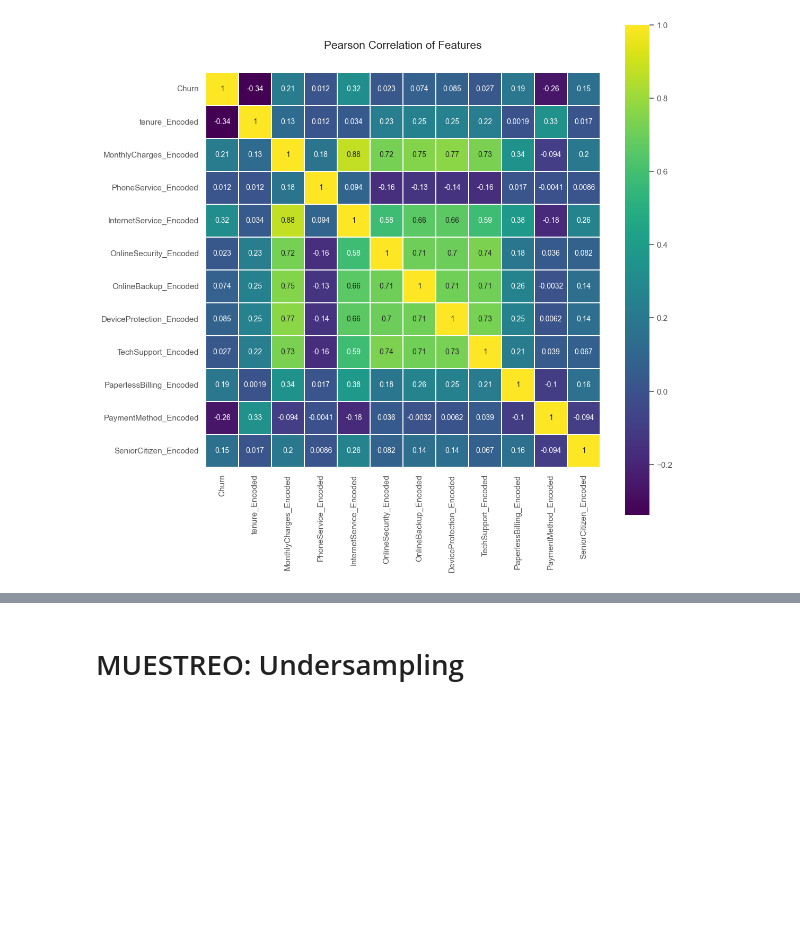
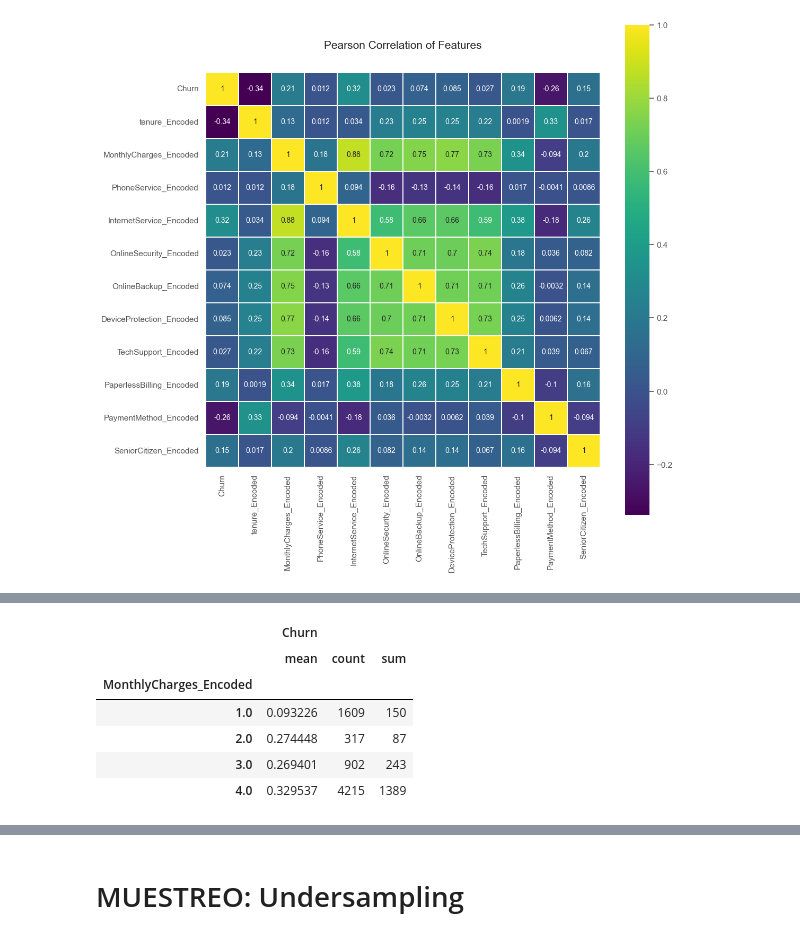
Before and after one commit to jdiegodmeza/ProyectoAnalisisPython, a Jupyter notebook: Trabajo Final_Juan Diego Diaz.ipynb, the cells around one changed output, grey strips where cells are left out. Saved outputs shown, nothing was run; the diff lists cells and outputs as text; code cells hidden in the pictures; blank space fills up the shorter version.

```diff
--- a/Trabajo Final_Juan Diego Diaz.ipynb
+++ b/Trabajo Final_Juan Diego Diaz.ipynb
@@ -871,0 +885,10 @@ sns.heatmap(df_encoded.astype(float).corr(),linewidths=0.1,vmax=1.0, square=True
+# %%
+df_encoded[['MonthlyCharges_Encoded', 'Churn']].groupby(['MonthlyCharges_Encoded'], as_index=False).agg(['mean', 'count', 'sum'])
+# %% [output]
+|  | Churn |  |  |
+|  | mean | count | sum |
+| MonthlyCharges_Encoded |  |  |  |
+| 1.0 | 0.093226 | 1609 | 150 |
+| 2.0 | 0.274448 | 317 | 87 |
+| 3.0 | 0.269401 | 902 | 243 |
+| 4.0 | 0.329537 | 4215 | 1389 |
```
Also changed, not shown: parts of 34 cells of this notebook, 5 other files.
